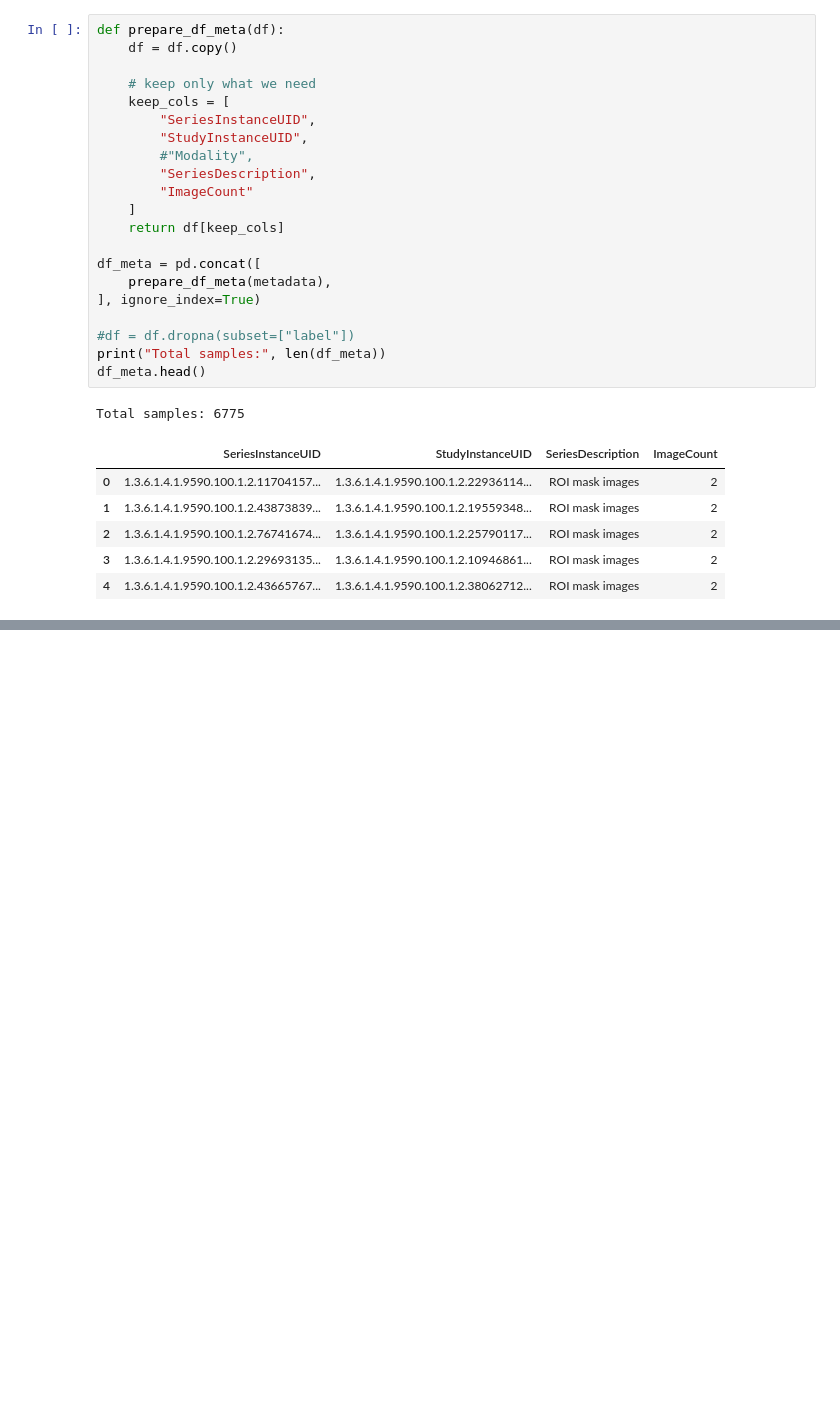
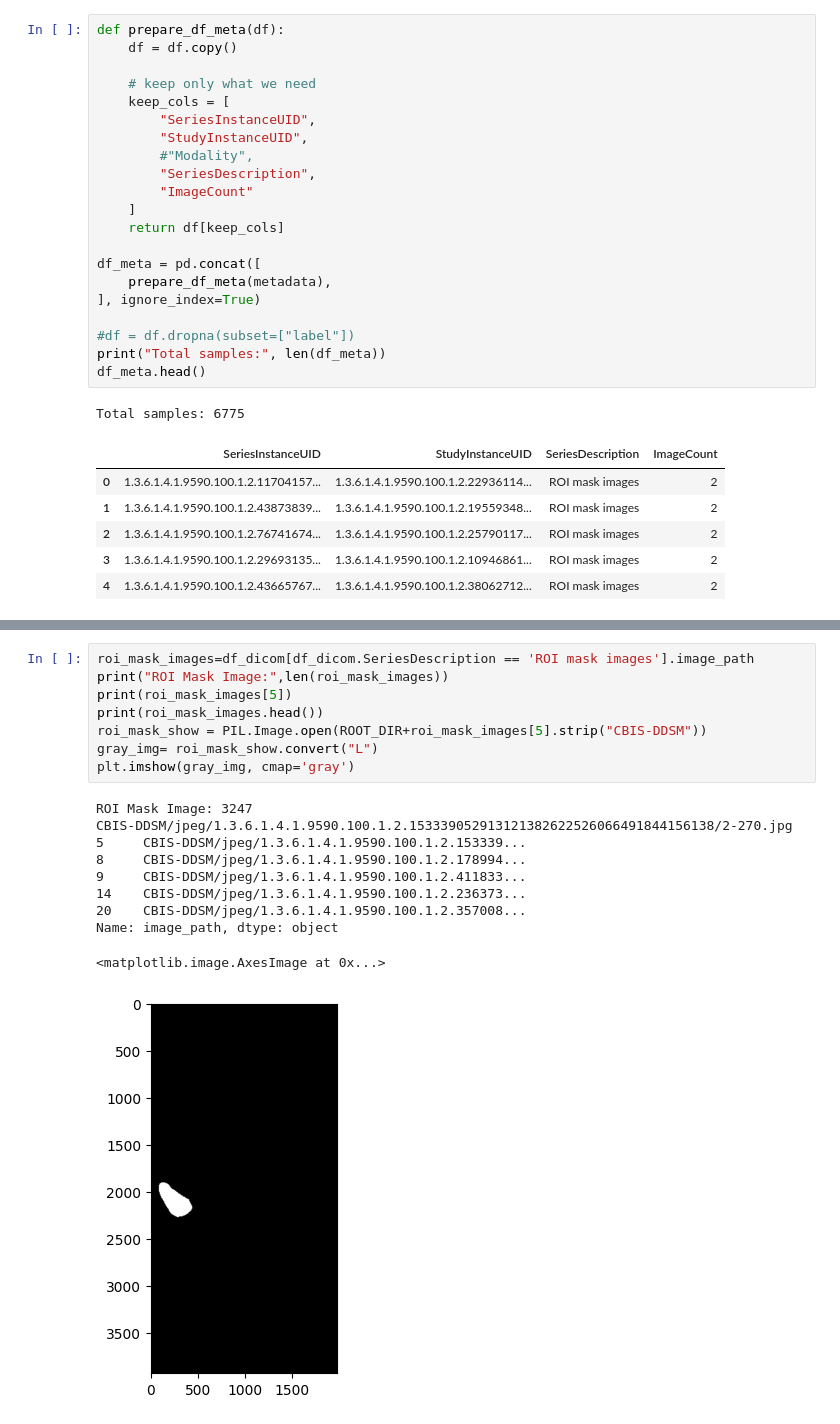
Before and after one commit to bhanujgunas/quantumautoencoder, a Jupyter notebook: ibm_torino_qautoencoder.ipynb, the cells around one changed output, grey strips where cells are left out. Cells and saved outputs as stored; diff of their text form; blank space fills up the shorter version.

```diff
--- a/ibm_torino_qautoencoder.ipynb
+++ b/ibm_torino_qautoencoder.ipynb
@@ -250,0 +291,19 @@ Total samples: 10237
+# %%
+roi_mask_images=df_dicom[df_dicom.SeriesDescription == 'ROI mask images'].image_path
+print("ROI Mask Image:",len(roi_mask_images))
+print(roi_mask_images[5])
+print(roi_mask_images.head())
+roi_mask_show = PIL.Image.open(ROOT_DIR+roi_mask_images[5].strip("CBIS-DDSM"))
+gray_img= roi_mask_show.convert("L")
+plt.imshow(gray_img, cmap='gray')
+# %% [output]
+ROI Mask Image: 3247
+CBIS-DDSM/jpeg/1.3.6.1.4.1.9590.100.1.2.153339052913121382622526066491844156138/2-270.jpg
+5     CBIS-DDSM/jpeg/1.3.6.1.4.1.9590.100.1.2.153339...
+8     CBIS-DDSM/jpeg/1.3.6.1.4.1.9590.100.1.2.178994...
+9     CBIS-DDSM/jpeg/1.3.6.1.4.1.9590.100.1.2.411833...
+14    CBIS-DDSM/jpeg/1.3.6.1.4.1.9590.100.1.2.236373...
+20    CBIS-DDSM/jpeg/1.3.6.1.4.1.9590.100.1.2.357008...
+Name: image_path, dtype: object
+<matplotlib.image.AxesImage at 0x...>
+[figure, added]
```
Also changed, not shown: parts of 6 cells of this notebook.
